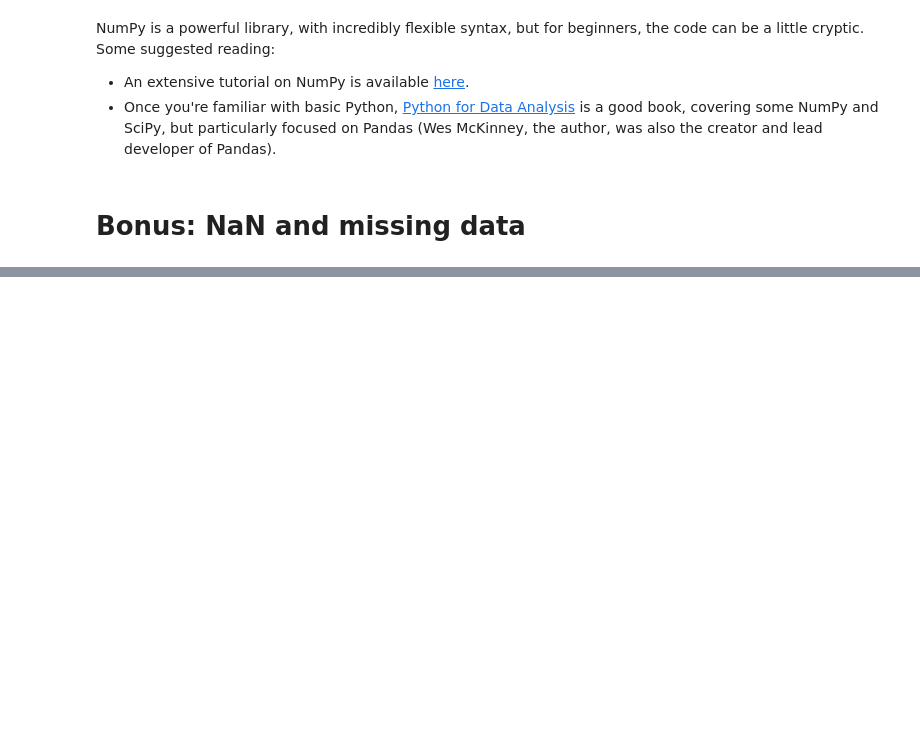
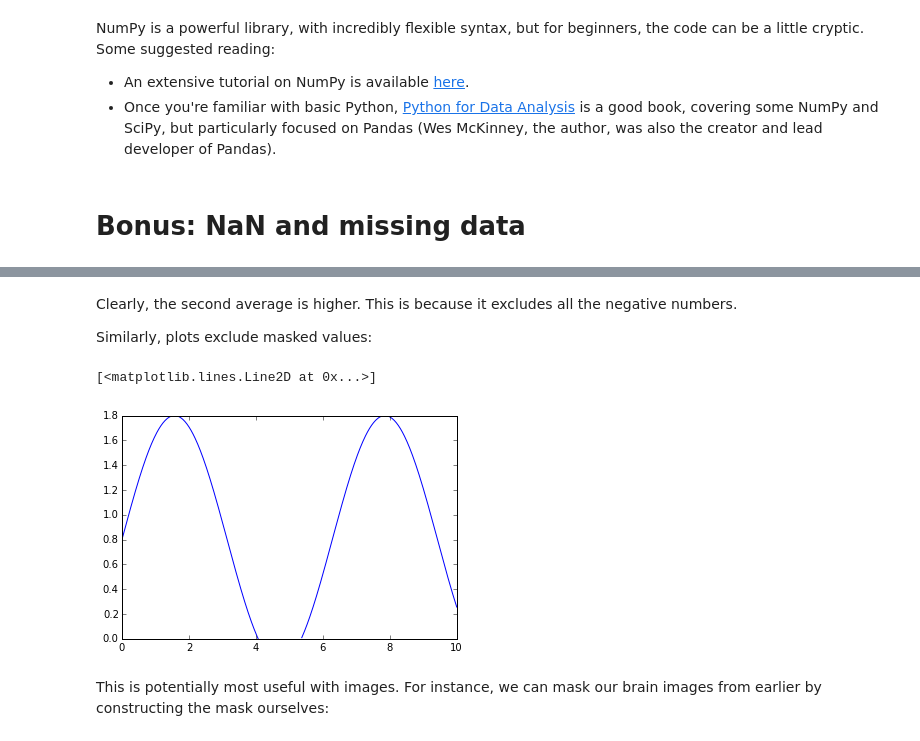
Before and after one commit to jmxpearson/DIBS_materials, a Jupyter notebook: python/Working with Array Data.ipynb, the cells around one changed output, grey strips where cells are left out. Cells and saved outputs as stored; diff of their text form; code cells hidden in the pictures; blank space fills up the shorter version.

```diff
--- a/python/Working with Array Data.ipynb
+++ b/python/Working with Array Data.ipynb
@@ -487,0 +569,2 @@ NumPy is a powerful library, with incredibly flexible syntax, but for beginners,
+# %%
+masked_yy = np.ma.masked_less(yy, 0)  # mask where yy < 0
@@ -487,0 +577,11 @@ NumPy is a powerful library, with incredibly flexible syntax, but for beginners,
+# %% [markdown]
+Clearly, the second average is higher. This is because it excludes all the negative numbers.
+
+Similarly, plots exclude masked values:
+# %%
+plt.plot(xx, masked_yy)
+# %% [output]
+[<matplotlib.lines.Line2D at 0x...>]
+[figure, added]
+# %% [markdown]
+This is potentially most useful with images. For instance, we can mask our brain images from earlier by constructing the mask ourselves:
```
Also changed, not shown: parts of 22 cells of this notebook.
